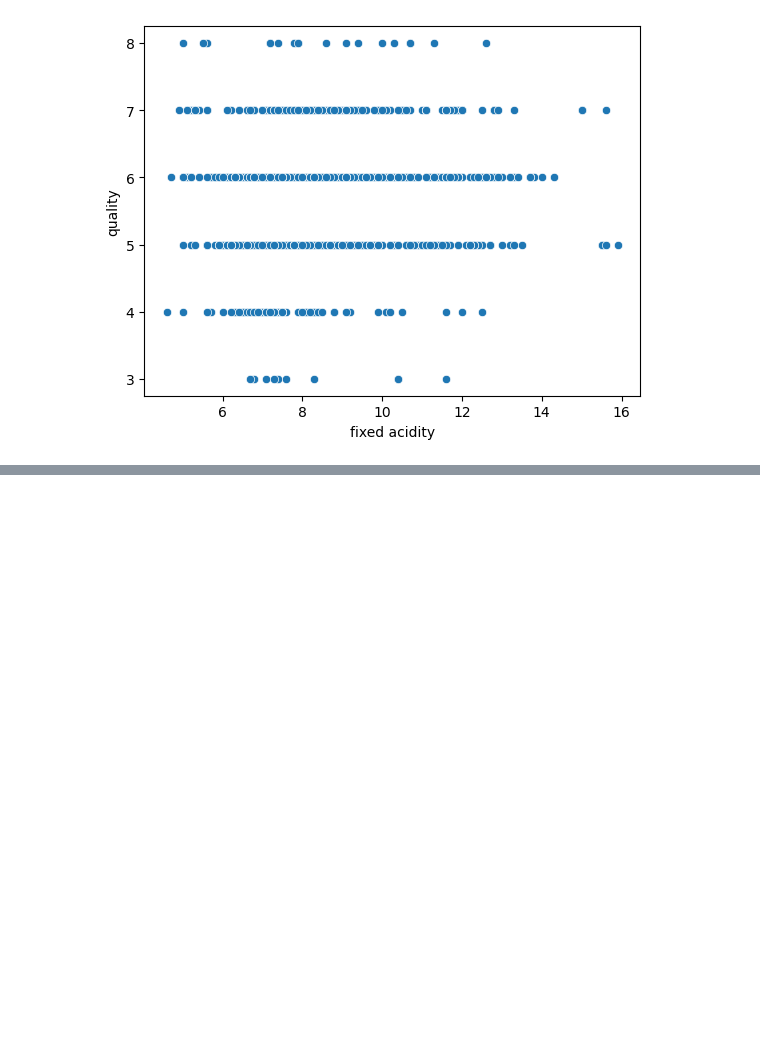
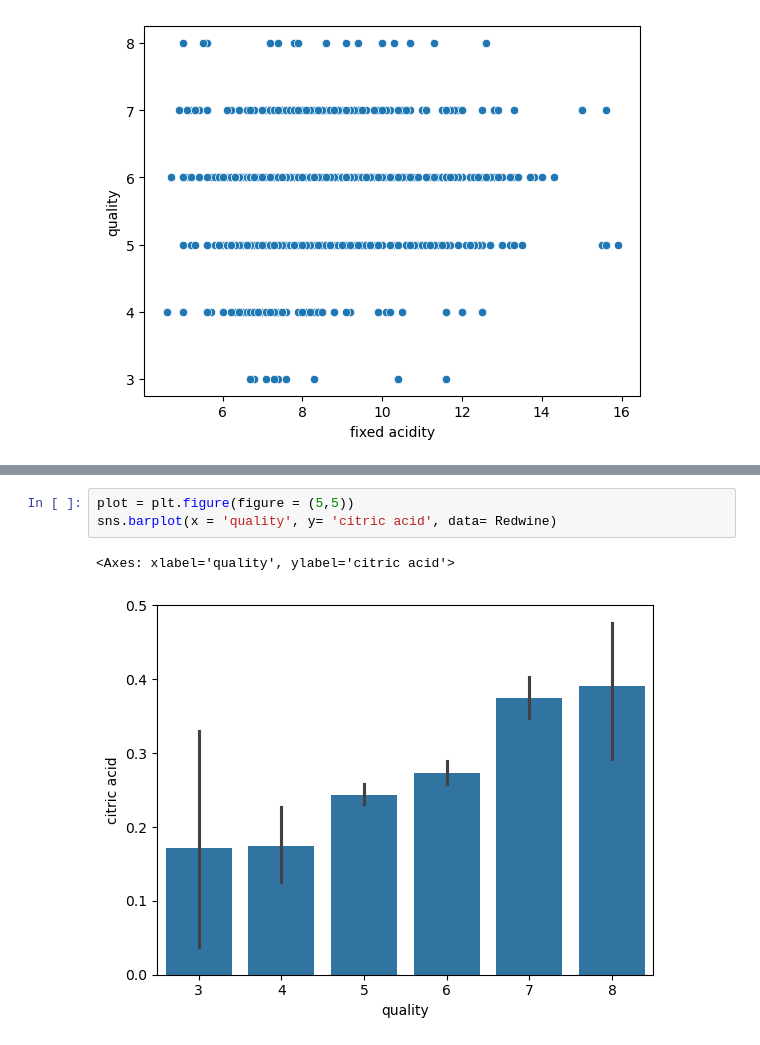
Before and after one commit to Sudha25a/Projects-2, a Jupyter notebook: Redwine.ipynb, the cells around one changed output, grey strips where cells are left out. Saved outputs shown, nothing was run; the diff lists cells and outputs as text; blank space fills up the shorter version.

```diff
--- a/Redwine.ipynb
+++ b/Redwine.ipynb
@@ -132,0 +144,6 @@ plt.show()
+# %%
+plot = plt.figure(figure = (5,5))
+sns.barplot(x = 'quality', y= 'citric acid', data= Redwine)
+# %% [output]
+<Axes: xlabel='quality', ylabel='citric acid'>
+[figure, added]
```
Also changed, not shown: parts of 12 cells of this notebook, 1 other file.
